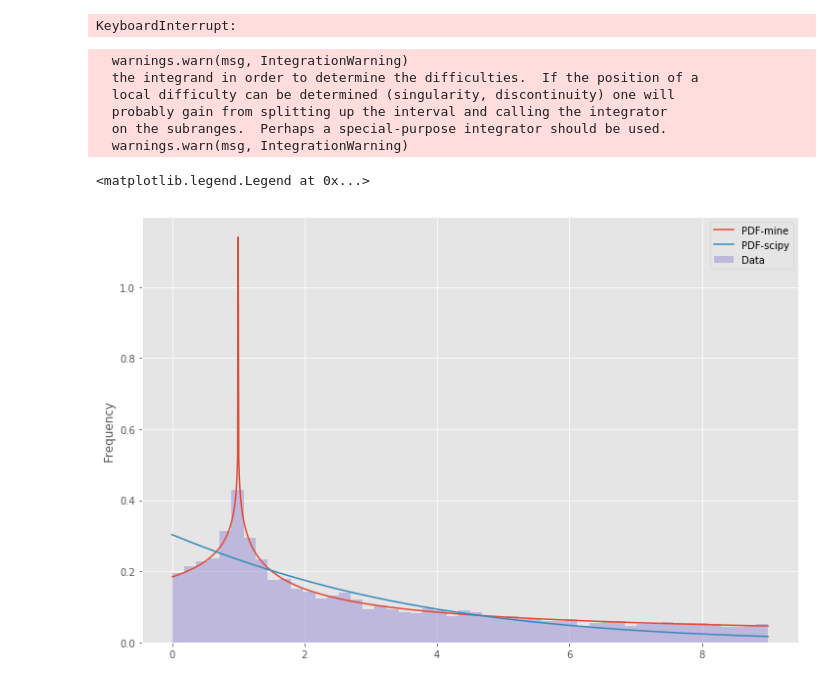
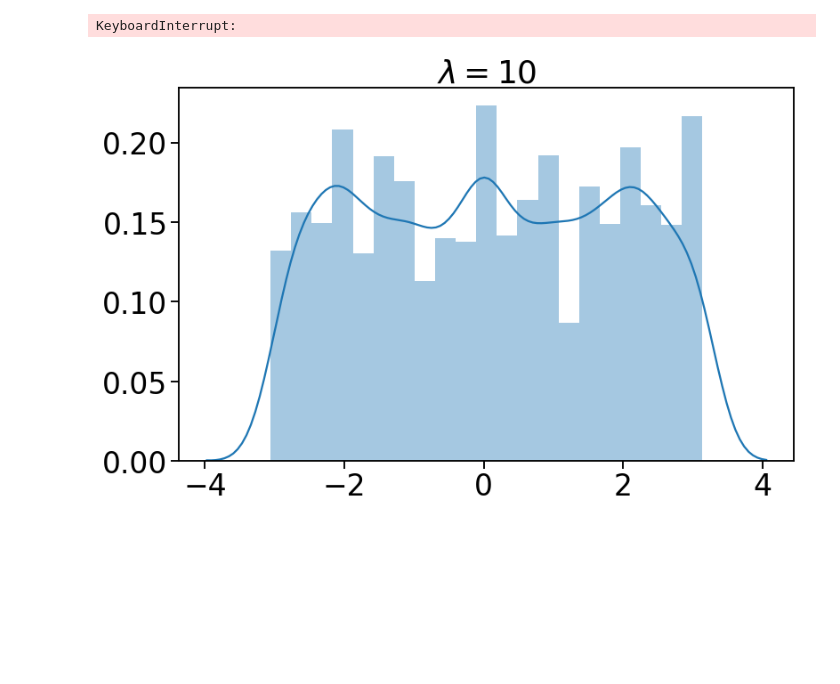
Before and after one commit to saketkc/re-ribo-smk, a Jupyter notebook: notebooks/P-sin-cos.ipynb, the cells around one changed output. Drawn from its saved outputs; the diff is of its cells as text; code cells hidden in the pictures; blank space fills up the shorter version.

```diff
--- a/notebooks/P-sin-cos.ipynb
+++ b/notebooks/P-sin-cos.ipynb
@@ -389,28 +421,0 @@ def simulate_X(N):
-# %%
-N = 3
-Xs = []
-for i in range(0, 10000):
-    Xs.append(simulate_X(N))
-
-#sns.kdeplot(Xs, cumulative=True)
-data = pd.Series(Xs)*(N**2)
-
-
-fig, ax = plt.subplots(figsize=(12,8))
-#ax = pdf.plot(lw=2, label='PDF', legend=True)
-t = np.linspace(0, np.max(data), 1000)
-pdf = phase_vector_pdf(t, N)
-pdf2 = get_pdf2(t, N)
-ax.plot(t, pdf, label='PDF-mine')
-ax.plot(t, pdf2, label='PDF-scipy')
-data.plot(kind='hist', bins=50, normed=True, alpha=0.5, label='Data', legend=True, ax=ax)
-ax.legend()
-# %% [output]
-  warnings.warn(msg, IntegrationWarning)
-  the integrand in order to determine the difficulties.  If the position of a
-  local difficulty can be determined (singularity, discontinuity) one will
-  probably gain from splitting up the interval and calling the integrator
-  on the subranges.  Perhaps a special-purpose integrator should be used.
-  warnings.warn(msg, IntegrationWarning)
-<matplotlib.legend.Legend at 0x...>
-[figure, removed]
@@ -416,0 +425,17 @@ ax.legend()
+# %%
+N = 30000
+Xs = []
+lam = 10
+angles = []
+#for i in range(0, 10000):
+Xs = simulate_X_poisson(lam, N)
+angles = angle(Xs, 0)
+sns.set_context('talk', font_scale=2)
+fig, ax = plt.subplots(figsize=(12,8))
+##ax.hist(angles)
+sns.distplot(angles)
+ax.set_title('$\lambda={}$'.format(lam))
+fig.tight_layout()
+fig.savefig('theta_poisson_lambda_{}.png'.format(lam))
+# %% [output]
+[figure, added]
```
Also changed, not shown: parts of 8 cells of this notebook, 10 other files.
